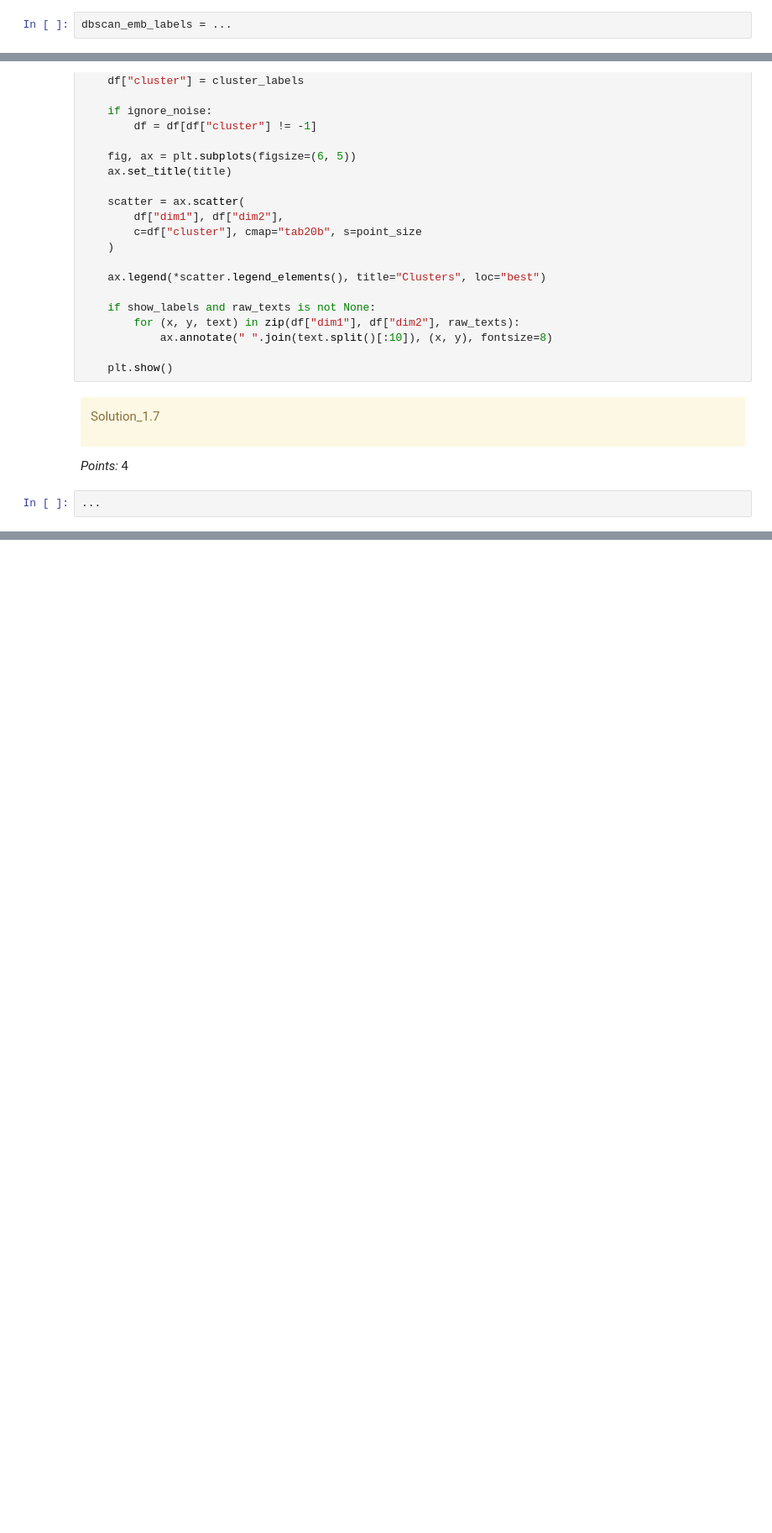
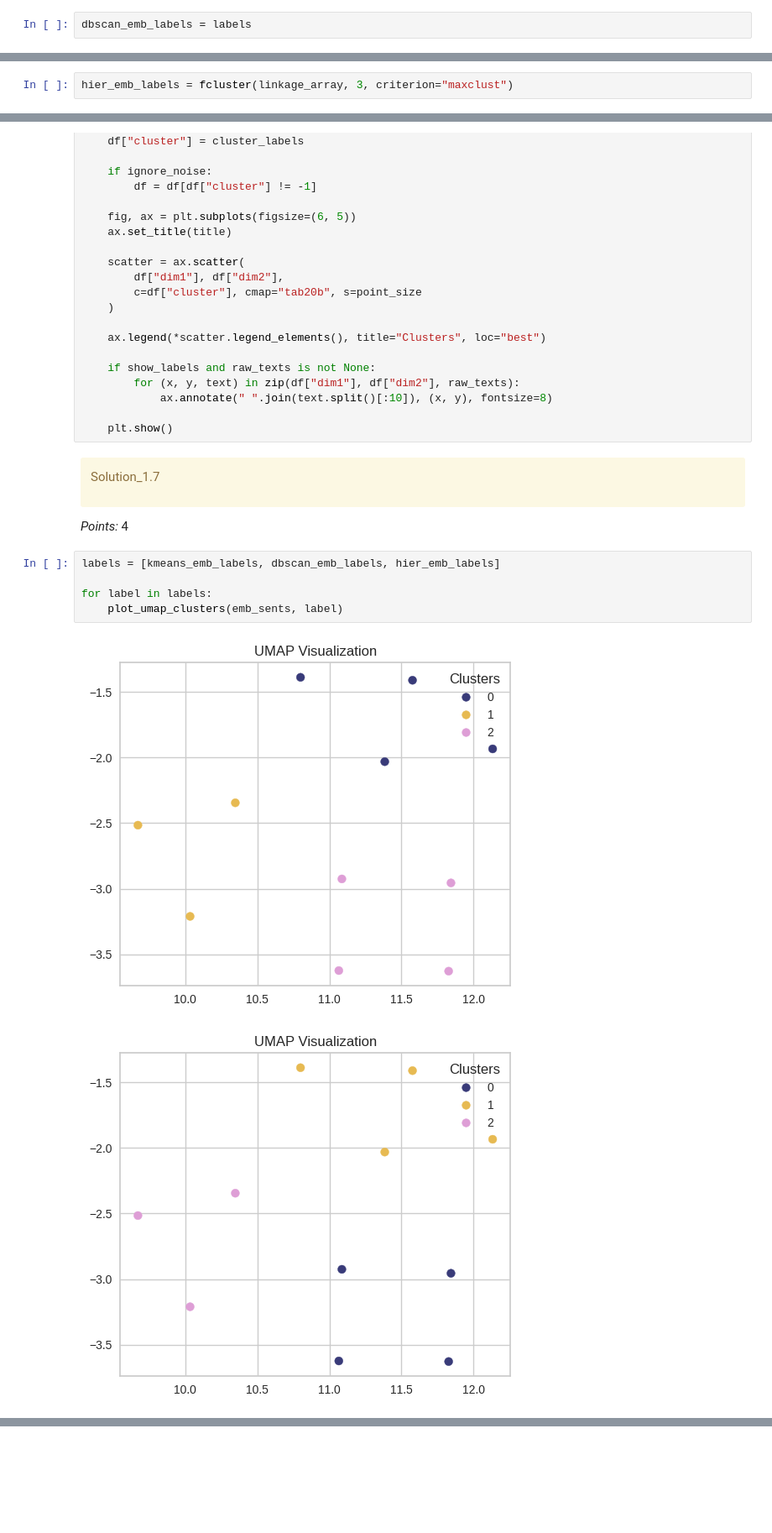
Before and after one commit to anna-si-tu/HW6, a Jupyter notebook: hw6.ipynb, the cells around one changed output, grey strips where cells are left out. Shown at 84% size. Cells and saved outputs as stored; diff of their text form; blank space fills up the shorter version.

```diff
--- a/hw6.ipynb
+++ b/hw6.ipynb
@@ -373,5 +462,5 @@ _Points:_ 4
 # %%
-dbscan_emb_labels = ...
+dbscan_emb_labels = labels
 # %%
 wiki_df["emb_dbscan"] = dbscan_emb_labels
 wiki_df
@@ -410,3 +520,5 @@ hier_emb_labels = ...
+# %%
+hier_emb_labels = fcluster(linkage_array, 3, criterion="maxclust")
 # %%
 wiki_df["emb_hierarchical"] = hier_emb_labels
 wiki_df
@@ -557,5 +706,11 @@ Solution_1.7
 </div>
 
 _Points:_ 4
-# %%
-...
+# %%
+labels = [kmeans_emb_labels, dbscan_emb_labels, hier_emb_labels]
+
+for label in labels:
+    plot_umap_clusters(emb_sents, label)
+# %% [output]
+[figure, added]
+[figure, added]
```
Also changed, not shown: parts of 57 cells of this notebook.
